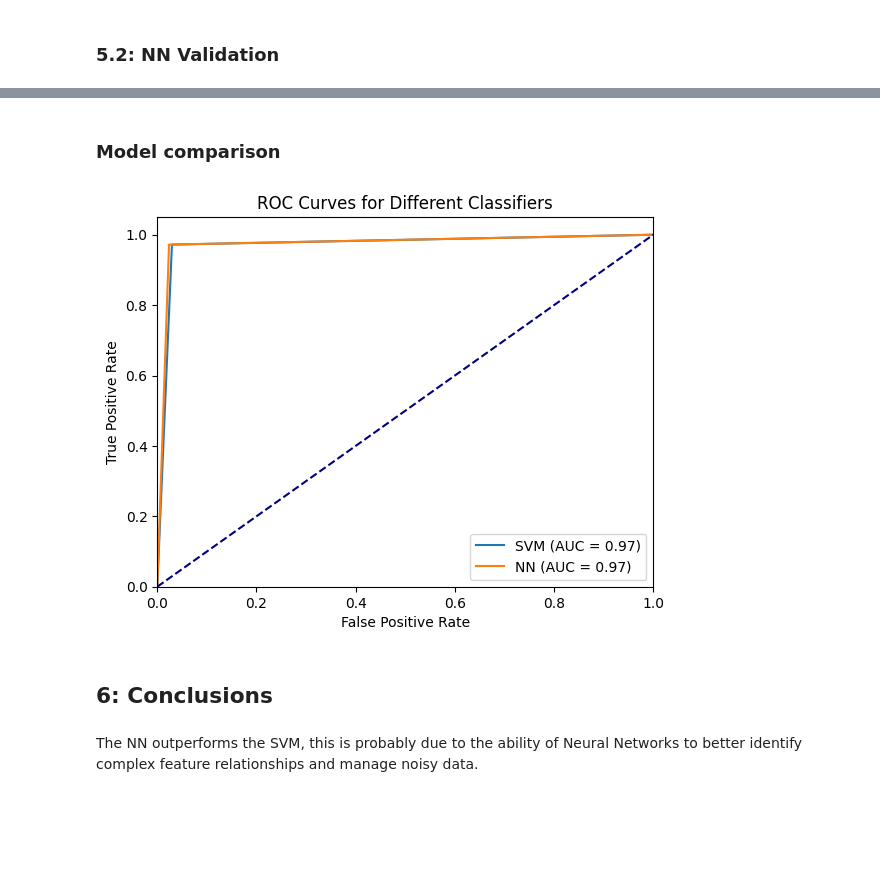
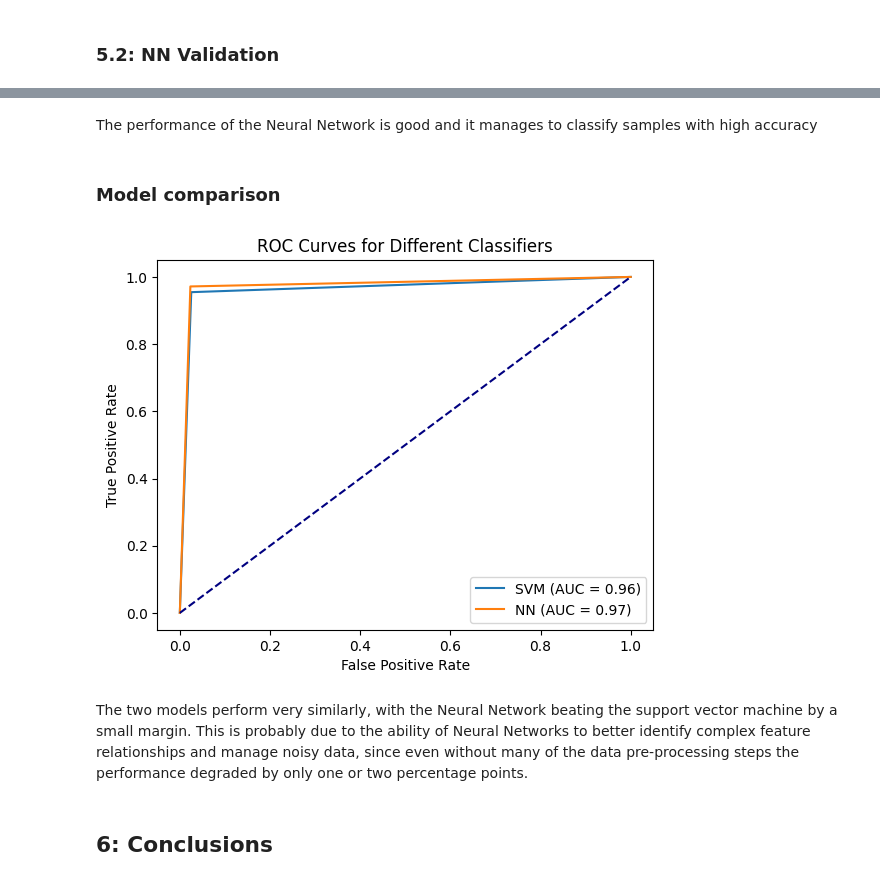
Before and after one commit to Dema00/ml-analysis-project, a Jupyter notebook: notebook.ipynb, the cells around one changed output, grey strips where cells are left out. Drawn from its saved outputs; the diff is of its cells as text; code cells hidden in the pictures; blank space fills up the shorter version.

```diff
--- a/notebook.ipynb
+++ b/notebook.ipynb
@@ -521,3 +495,5 @@ to_remove += ['SizeOfHeapCommit','SizeOfHeapReserve']
+# %%
+to_remove += ['BaseOfData']
 # %% [markdown]
 #### Correlated features: MajorOperatingSystemVersion, MinorOperatingSystemVersion, MajorSubsystemVersion, MinorSubsystemVersion, OH_DLLchar0, OH_DLLchar2, OH_DLLchar7
 # %%
@@ -544,0 +532,2 @@ to_remove += ['OH_DLLchar7','MinorSubsystemVersion','MinorOperatingSystemVersion
+# %%
+to_remove += ['SizeOfHeapReserve','SizeOfHeapCommit']
@@ -545,3 +555,5 @@ to_remove += ['OH_DLLchar7','MinorSubsystemVersion','MinorOperatingSystemVersion
+# %%
+to_remove += ['NumberOfSections']
 # %%
 to_remove
 # %% [output]
@@ -602,25 +616,19 @@ with open('scaler.pkl','wb') as f:
 from sklearn.svm import SVC
 from sklearn.model_selection import GridSearchCV
 
-
-# Define the KNN model
 svm = SVC()
 
 param_grid = {
-    'C': [0.1, 1, 10, 100, 1000],
-    'gamma': [1, 0.1, 0.01, 0.001, 0.0001],
+    'C': [0.1, 1, 10, 100, 1000, 10000],
+    'gamma': [1, 0.1, 0.01, 0.001],
     'kernel': ['rbf']
 }
 
-
-# Set up GridSearchCV to find the best k with cross-validation
 grid_search = GridSearchCV(svm, param_grid, cv=5, scoring='accuracy')
 grid_search.fit(train_x_scaled, train_y_proc)
 
-# Extracting the results
 results = pd.DataFrame(grid_search.cv_results_)
 
-# Step 4: Extract the best parameters and score
 best_params = grid_search.best_params_
 best_score = grid_search.best_score_
 
@@ -780,3 +798,5 @@ weighted avg     0.9741    0.9741    0.9741      1042
+# %% [markdown]
+The performance of the Neural Network is good and it manages to classify samples with high accuracy
 # %%
 import pickle
 
@@ -787,36 +807,31 @@ with open('mlp_model.pkl','wb') as f:
 # %%
 from sklearn.metrics import roc_curve, auc
 from sklearn.model_selection import train_test_split
 
 
 fpr_svm, tpr_svm, _ = roc_curve(test_y, pred_y)
 roc_auc = auc(fpr_svm, tpr_svm)
 
-    # Plot the ROC curve
 plt.plot(fpr_svm, tpr_svm, label=f'SVM (AUC = {roc_auc:.2f})')
 
 fpr_mlp, tpr_mlp, _ = roc_curve(test_y, pred_y_mlp)
 roc_auc = auc(fpr_mlp, tpr_mlp)
 
-    # Plot the ROC curve
 plt.plot(fpr_mlp, tpr_mlp, label=f'NN (AUC = {roc_auc:.2f})')
 
-# Plot the 45-degree line (no-discrimination line)
+# no-discrimination line
 plt.plot([0, 1], [0, 1], color='navy', linestyle='--')
 
-# Customize the plot
-plt.xlim([0.0, 1.0])
-plt.ylim([0.0, 1.05])
 plt.xlabel('False Positive Rate')
 plt.ylabel('True Positive Rate')
 plt.title('ROC Curves for Different Classifiers')
 plt.legend(loc='lower right')
 
-# Show the plot
 plt.show()
 # %% [output]
-[figure, old version]
+[figure, new version]
+# %% [markdown]
+The two models perform very similarly, with the Neural Network beating the support vector machine by a small margin.
+This is probably due to the ability of Neural Networks to better identify complex feature relationships and manage noisy data, since even without many of the data pre-processing steps the performance degraded by only one or two percentage points.
 # %% [markdown]
 ## 6: Conclusions
-# %% [markdown]
-The NN outperforms the SVM, this is probably due to the ability of Neural Networks to better identify complex feature relationships and manage noisy data.
```
Also changed, not shown: parts of 70 cells of this notebook, 3 other files.
